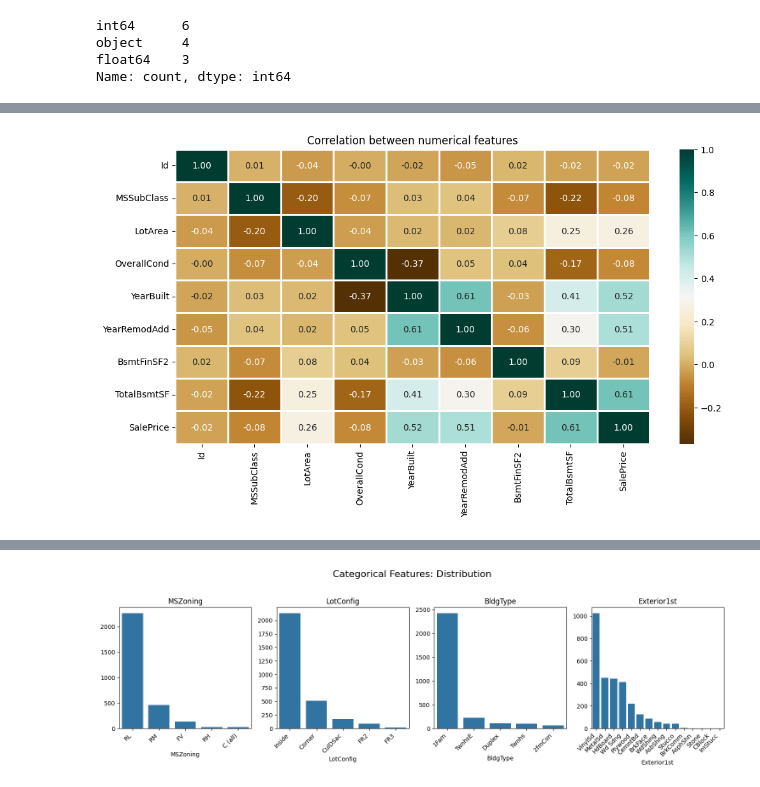
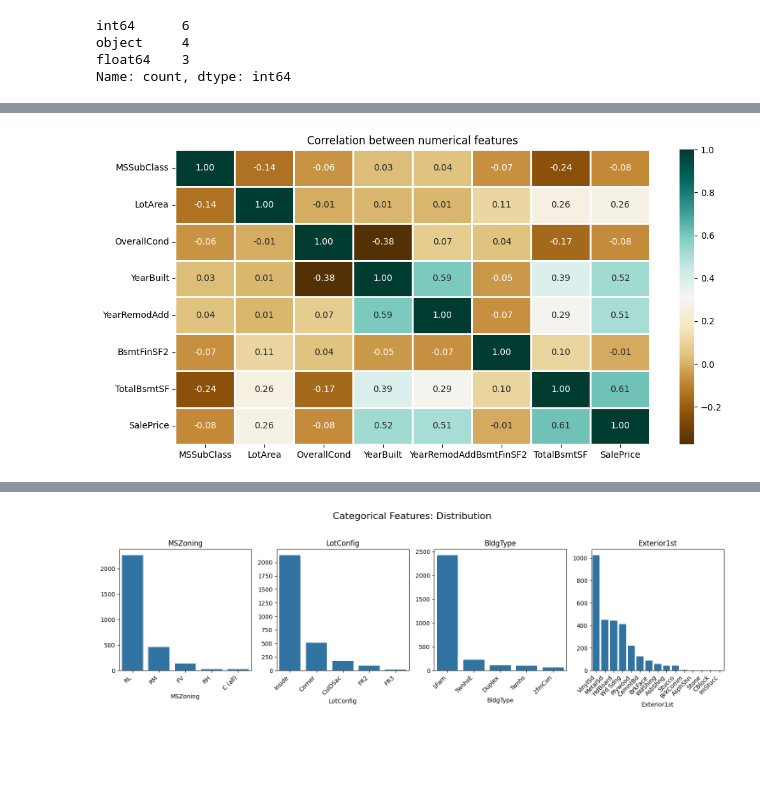
Before and after one commit to PatheticUser/House-Price-Predictor, a Jupyter notebook: HousePricePrediction.ipynb, the cells around one changed output, grey strips where cells are left out. Cells and saved outputs as stored; diff of their text form; code cells hidden in the pictures; blank space fills up the shorter version.

```diff
--- a/HousePricePrediction.ipynb
+++ b/HousePricePrediction.ipynb
@@ -62,0 +81,2 @@ Name: count, dtype: int64
+# %%
+dataset.drop(columns=['Id'], inplace=True)
@@ -62,0 +99,9 @@ Name: count, dtype: int64
+# %%
+dataset['MSZoning'] = dataset['MSZoning'].fillna(dataset['MSZoning'].mode()[0])
+dataset['Exterior1st'] = dataset['Exterior1st'].fillna(dataset['Exterior1st'].mode()[0])
+# %%
+dataset['BsmtFinSF2'] = dataset['BsmtFinSF2'].fillna(dataset['BsmtFinSF2'].median())
+dataset['TotalBsmtSF'] = dataset['TotalBsmtSF'].fillna(dataset['TotalBsmtSF'].median())
+# %%
+train_dataset = dataset[dataset['SalePrice'].notnull()]
+test_dataset = dataset[dataset['SalePrice'].isnull()].drop(columns=['SalePrice'])
@@ -63,13 +174,13 @@ Name: count, dtype: int64
 # %%
 # Select only numerical features for correlation analysis
-numerical_dataset = dataset.select_dtypes(include=['number'])
+numerical_dataset = train_dataset.select_dtypes(include=['number'])
 
 plt.figure(figsize=(12, 6))
 sns.heatmap(numerical_dataset.corr(),
             cmap = 'BrBG',
             fmt = '.2f',
             linewidths = 2,
             annot = True)
 plt.title('Correlation between numerical features');
 # %% [output]
-[figure, old version]
+[figure, new version]
```
Also changed, not shown: parts of 9 cells of this notebook.
